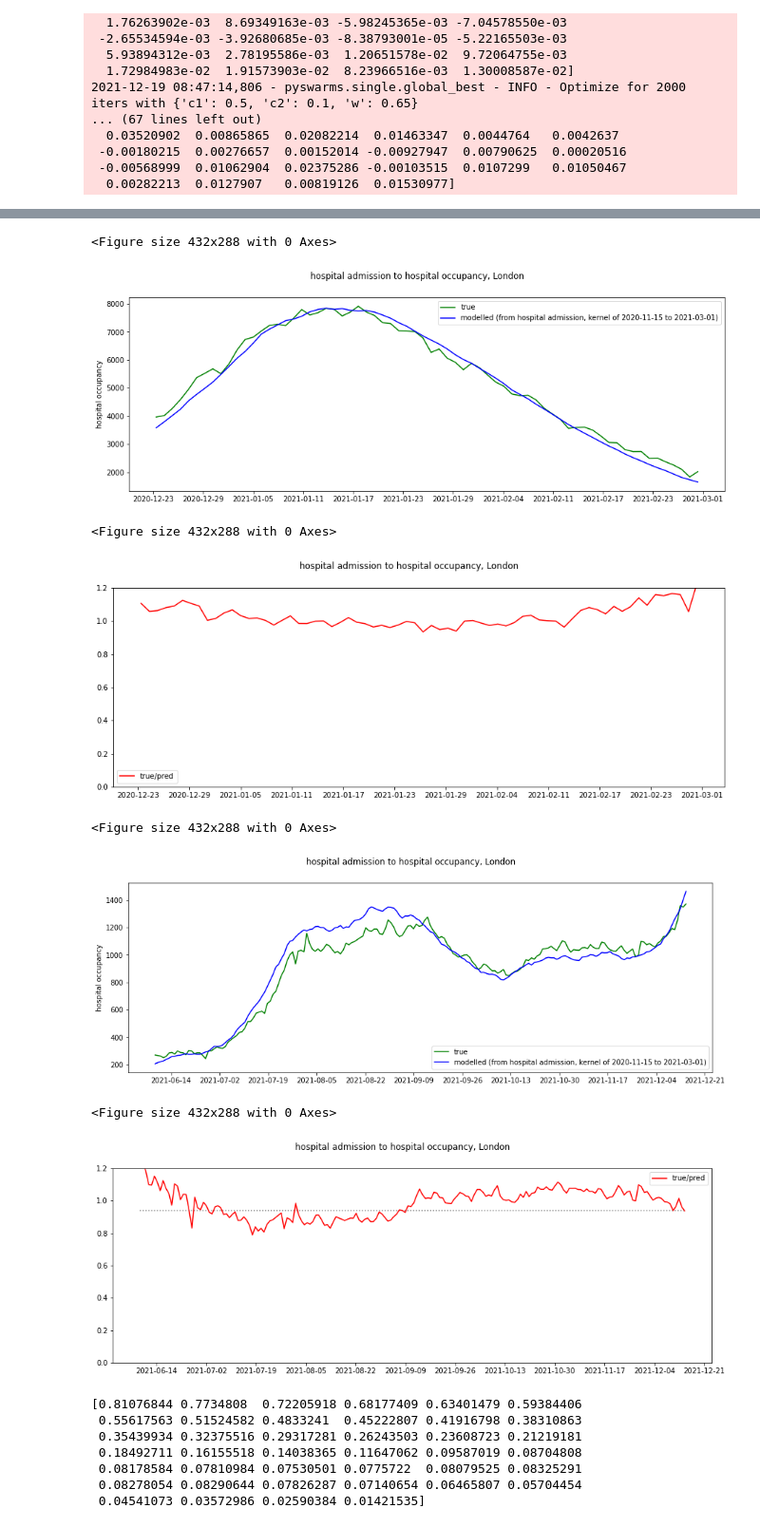
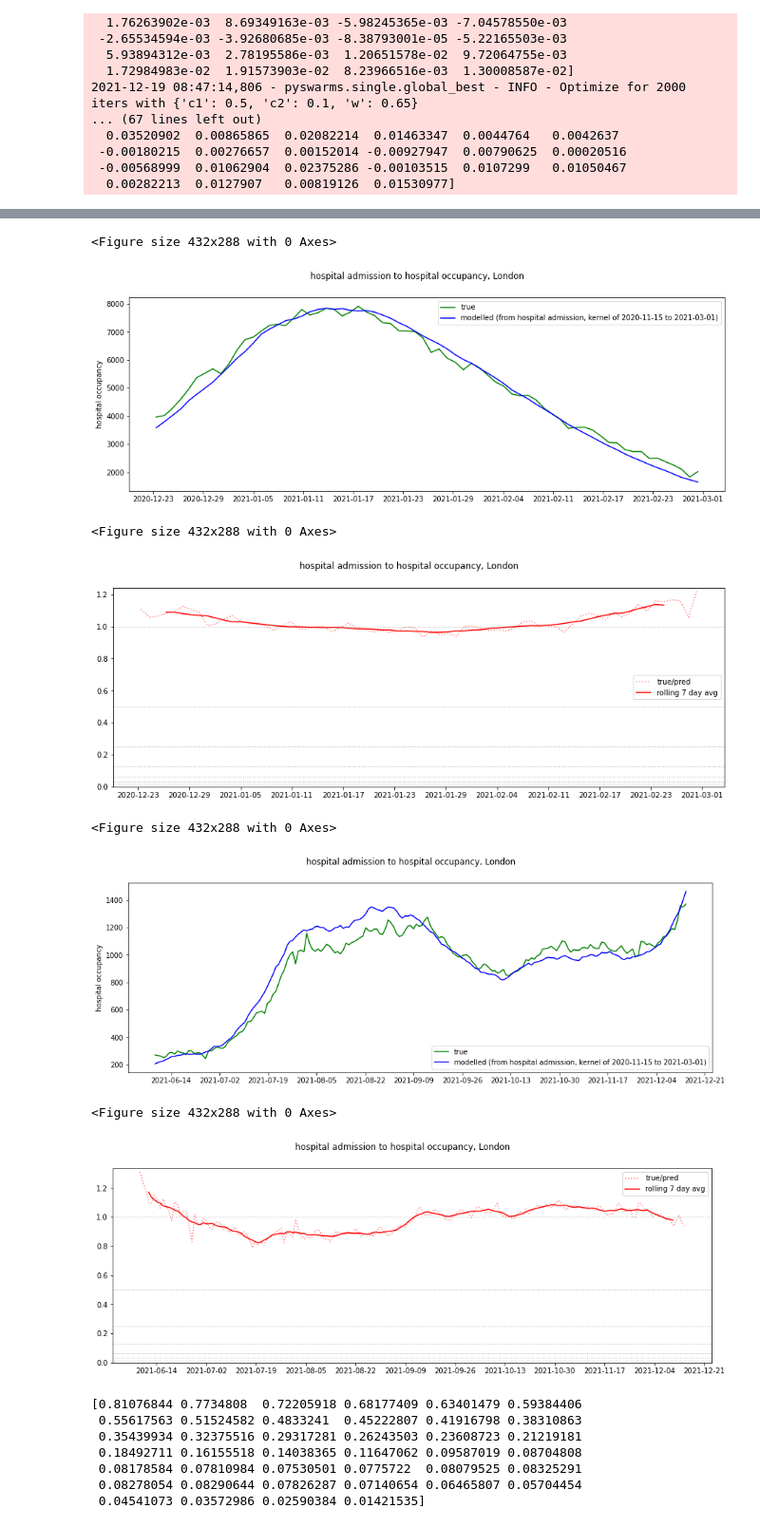
Before and after one commit to nicfreeman1209/covid-19, a Jupyter notebook: conv-estimator/conv_estimator_cumul.ipynb, the cells around one changed output, grey strips where cells are left out. Shown: that part at 95% size. Cells and saved outputs as stored; diff of their text form; code cells hidden in the pictures.

```diff
--- a/conv-estimator/conv_estimator_cumul.ipynb
+++ b/conv-estimator/conv_estimator_cumul.ipynb
@@ -17,6 +18,15 @@ def N_avg(a, N=7):
     for i in range(N,len(a),1):
         b[i-N] = np.mean(a[i-N:i])
     return b
+
+def N_avg_preserve(a):
+    # hard edged rolling weekly average, preserve len(a) by nan-ing
+    b = np.zeros(len(a))
+    b[:] = np.nan
+    for i in range(3,len(a)-4,1):
+        b[i] = np.mean(a[i-4+1:i+3+1])
+    return b
+
 
 def diff_axis(scale, ax1, ax2):
     _,l1 = ax1.get_ylim()
@@ -202,6 +212,9 @@ plt.ylabel("prob of %s" % out_event)
 plt.hlines(0, 0,len(z), ls="dotted", alpha=0.5, color="black")
 plt.savefig("%s__%s__kernel.png" % (in_event, out_event), bbox_inches='tight', facecolor='white', transparent=False)
 plt.show()
+
+def log2(a):
+    return math.log2(a) if a>0 else math.log2(-a) if a<0 else 0
 
 # show fit to training & testing
 def make_graph(dates, kernel, in_stream, out_stream, test_train):
@@ -214,38 +227,41 @@ def make_graph(dates, kernel, in_stream, out_stream, test_train):
     ax1.plot(x, true, color="green", label="true")
     ax1.plot(x, pred, color="blue", label="modelled (from %s, kernel of %s to %s)" % (in_event, train_start_date, train_end_date))
     ax1.set_ylabel("%s" % out_event)
     ax1.legend()
     ax = plt.gca()
     n_marks = 11
     ax.xaxis.set_major_locator(ticker.MultipleLocator(len(x)/n_marks))
     fig.suptitle("%s to %s, %s" % (in_event, out_event, geographical_context))
     plt.savefig("%s__%s__%s__%s.png" % (in_event, out_event, test_train, geographical_context), bbox_inches='tight', facecolor='white', transparent=False)
     plt.show()
 
     plt.clf()
     fig, ax1 = plt.subplots(1,1, figsize=(15,5))
-    plt.plot(x, true/pred, color="red", label="true/pred")
-    plt.hlines((true/pred)[-1], x[0], x[-1], ls="dotted", alpha=0.5, color="black")
-    plt.ylim(0,1.2)
+    plt.plot(x, true/pred, color="red", alpha=0.5, ls="dotted", label="true/pred")
+    plt.plot(x, N_avg_preserve(true/pred), color="red", label="rolling 7 day avg")
+    plt.ylim(0,None)
+    #plt.axhline(y=(true/pred)[-1], ls="dashed", lw=1, alpha=0.3, color="black")
+    for i in range(7):
+        plt.axhline(y=2**(-i), ls="dotted", lw=1, alpha=0.3, color="black")
     plt.legend()
     ax = plt.gca()
     ax.xaxis.set_major_locator(ticker.MultipleLocator(len(x)/n_marks))
     fig.suptitle("%s to %s, %s" % (in_event, out_event, geographical_context))
     plt.savefig("%s__%s__%s__%s__ratio.png" % (in_event, out_event, test_train, geographical_context), bbox_inches='tight', facecolor='white', transparent=False)
     plt.show()
 
 make_graph(dates_train, avg_minimizer, train_in_stream, train_out_stream, "train")
 make_graph(dates_test, avg_minimizer, test_in_stream, test_out_stream, "test")
 # %% [output]
 [figure]
 <Figure size 432x288 with 0 Axes>
 [figure]
 <Figure size 432x288 with 0 Axes>
-[figure, old version]
+[figure, new version]
 <Figure size 432x288 with 0 Axes>
 [figure]
 <Figure size 432x288 with 0 Axes>
-[figure, old version]
+[figure, new version]
 # %%
 print(cumsumflip(avg_minimizer))
 # %% [output]
```
Also changed, not shown: parts of 1 cell of this notebook, 1 other file.
